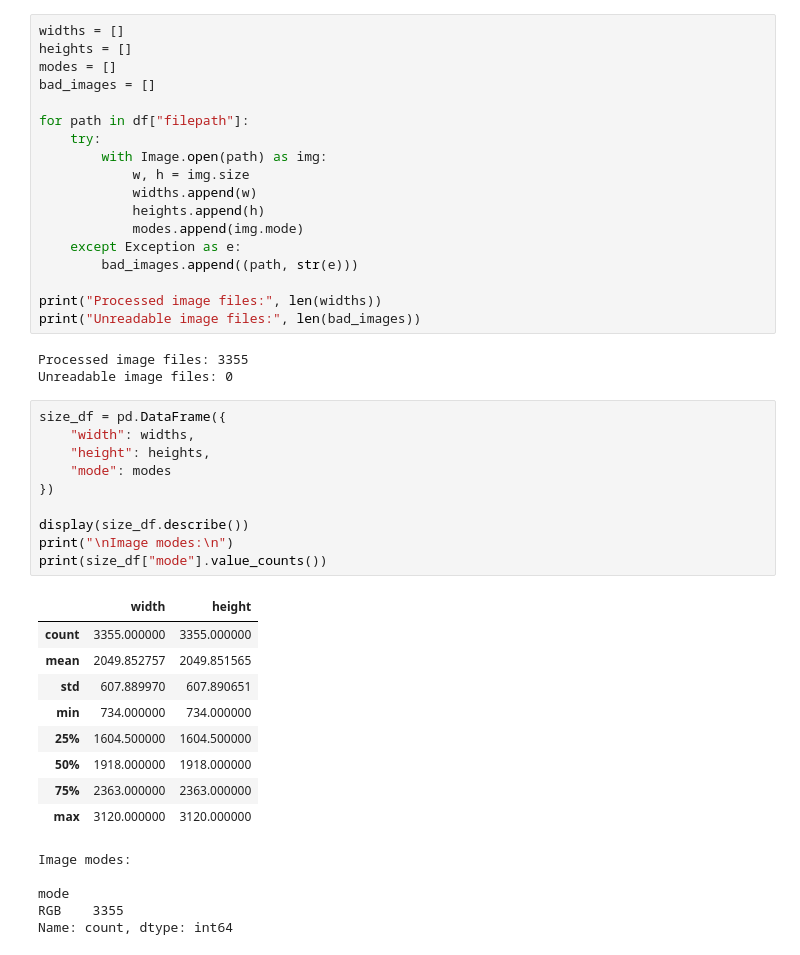
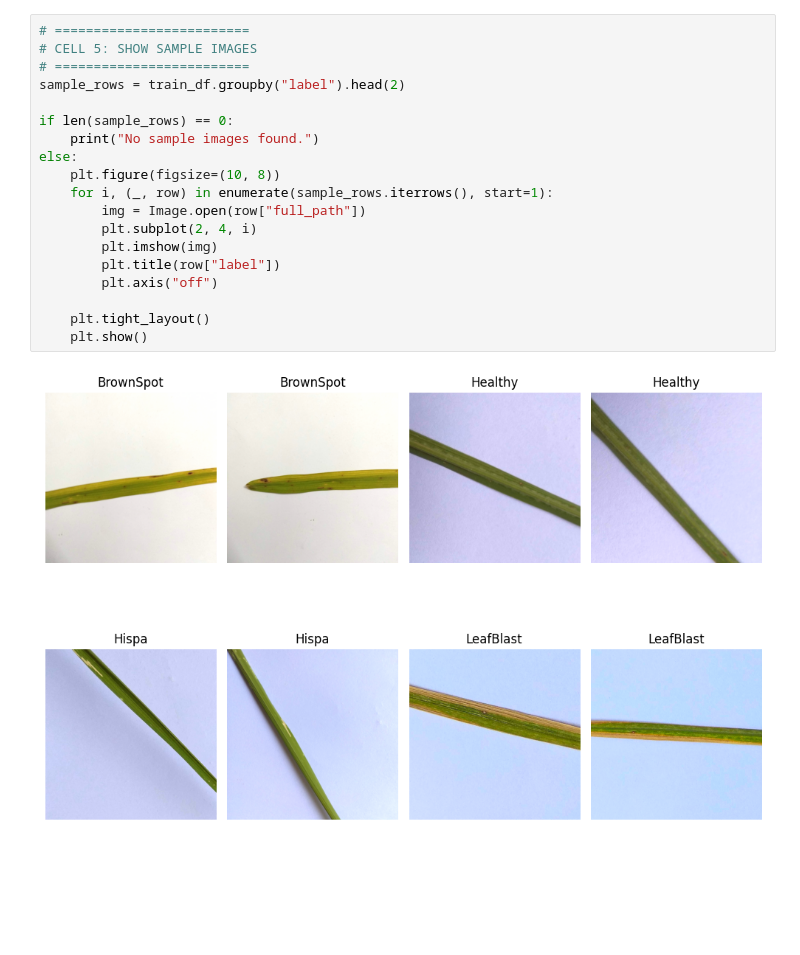
Before and after one commit to ninapascua/Rice-Leaf-Disease-Detection, a Jupyter notebook: notebooks/01_eda.ipynb, the cells around one changed output. Saved outputs shown, nothing was run; the diff lists cells and outputs as text; blank space fills up the shorter version.

```diff
--- a/notebooks/01_eda.ipynb
+++ b/notebooks/01_eda.ipynb
@@ -208,46 +88,21 @@ plt.show()
-# %%
-widths = []
-heights = []
-modes = []
-bad_images = []
-
-for path in df["filepath"]:
-    try:
-        with Image.open(path) as img:
-            w, h = img.size
-            widths.append(w)
-            heights.append(h)
-            modes.append(img.mode)
-    except Exception as e:
-        bad_images.append((path, str(e)))
-
-print("Processed image files:", len(widths))
-print("Unreadable image files:", len(bad_images))
-# %% [output]
-Processed image files: 3355
-Unreadable image files: 0
-# %%
-size_df = pd.DataFrame({
-    "width": widths,
-    "height": heights,
-    "mode": modes
-})
-
-display(size_df.describe())
-print("\nImage modes:\n")
-print(size_df["mode"].value_counts())
-# %% [output]
-|  | width | height |
-| count | 3355.000000 | 3355.000000 |
-| mean | 2049.852757 | 2049.851565 |
-| std | 607.889970 | 607.890651 |
-| min | 734.000000 | 734.000000 |
-| 25% | 1604.500000 | 1604.500000 |
-| 50% | 1918.000000 | 1918.000000 |
-| 75% | 2363.000000 | 2363.000000 |
-| max | 3120.000000 | 3120.000000 |
-Image modes:
-
-mode
-RGB    3355
-Name: count, dtype: int64
+# %%
+# =========================
+# CELL 5: SHOW SAMPLE IMAGES
+# =========================
+sample_rows = train_df.groupby("label").head(2)
+
+if len(sample_rows) == 0:
+    print("No sample images found.")
+else:
+    plt.figure(figsize=(10, 8))
+    for i, (_, row) in enumerate(sample_rows.iterrows(), start=1):
+        img = Image.open(row["full_path"])
+        plt.subplot(2, 4, i)
+        plt.imshow(img)
+        plt.title(row["label"])
+        plt.axis("off")
+
+    plt.tight_layout()
+    plt.show()
+# %% [output]
+[figure, added]
```
Also changed, not shown: parts of 19 cells of this notebook, 23 other files.
